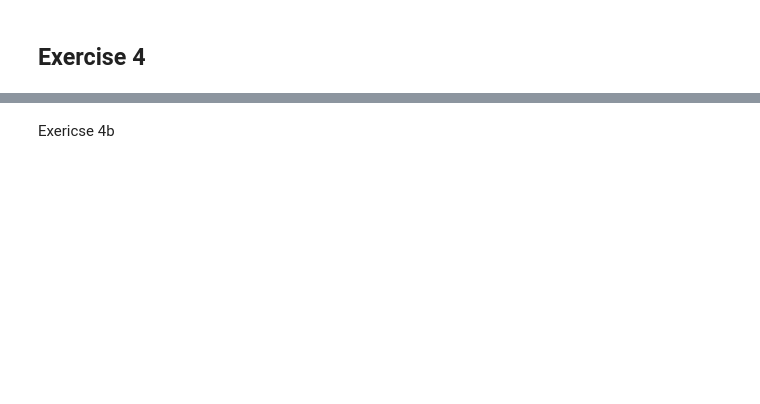
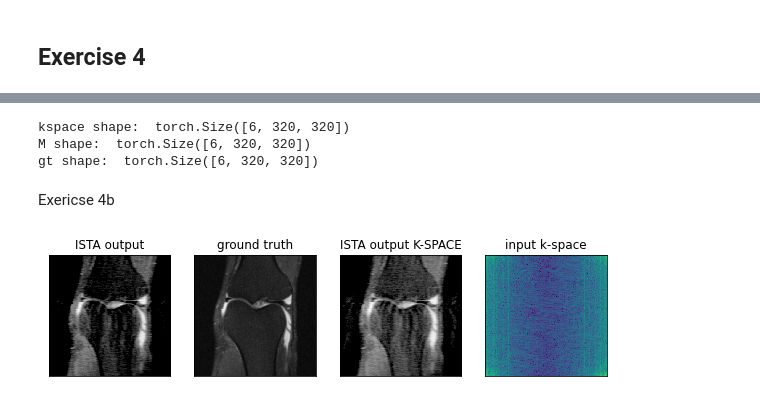
Before and after one commit to langestefan/5LSL0_assignments, a Jupyter notebook: assignment_4/week_2_exc4.ipynb, the cells around one changed output, grey strips where cells are left out. Cells and saved outputs as stored; diff of their text form; code cells hidden in the pictures; blank space fills up the shorter version.

```diff
--- a/assignment_4/week_2_exc4.ipynb
+++ b/assignment_4/week_2_exc4.ipynb
@@ -10,3 +12,18 @@ import numpy as np
+# %%
+data_loc = 'Fast_MRI_Knee/' #change the datalocation to something that works for you
+batch_size = 6
+
+train_loader, test_loader = create_dataloaders(data_loc, batch_size)
+for i,(kspace, M, gt) in enumerate(tqdm(test_loader)):
+    if i == 1:
+        break
+print ("kspace shape: ", kspace.shape)
+print ("M shape: ", M.shape)
+print ("gt shape: ", gt.shape)
+# %% [output]
+kspace shape:  torch.Size([6, 320, 320])
+M shape:  torch.Size([6, 320, 320])
+gt shape:  torch.Size([6, 320, 320])
 # %% [markdown]
 Exericse 4b
 # %%
@@ -57,0 +81,43 @@ def ISTA(mu, shrinkage, K, y, M) :
+# %%
+mu = 0.05
+shrinkage = 0.01
+K = 10
+
+x_t = ISTA(mu, shrinkage, K, kspace, M)
+
+input = get_accelerate_MRI(kspace)
+k_space_x_out = fft2(x_t)
+input_plot_friendly = torch.log(torch.abs(input[0,:,:])+1e-20)
+kspace_plot_friendly = torch.log(torch.abs(kspace[0,:,:])+1e-20)
+k_space_x_out_plot_friendly = torch.log(torch.abs(k_space_x_out[0,:,:])+1e-20)
+# %%
+
+
+plt.figure(figsize = (10,10))
+plt.subplot(1,4,1)
+plt.imshow(x_t[0,:,:],vmin=-1.3,interpolation='nearest',cmap='gray')
+plt.xticks([])
+plt.yticks([])
+plt.title('ISTA output')
+
+plt.subplot(1,4,2)
+plt.imshow(gt[0,:,:],cmap='gray')
+plt.xticks([])
+plt.yticks([])
+plt.title('ground truth')
+
+plt.subplot(1,4,3)
+plt.imshow(input_plot_friendly,vmin=-1.3,interpolation='nearest',cmap='gray')
+plt.xticks([])
+plt.yticks([])
+plt.title('ISTA output K-SPACE')
+
+plt.subplot(1,4,4)
+plt.imshow(k_space_x_out_plot_friendly,vmin=-1.3,interpolation='nearest')
+plt.xticks([])
+plt.yticks([])
+plt.title('input k-space')
+
+plt.show()
+# %% [output]
+[figure, added]
```
Also changed, not shown: parts of 3 cells of this notebook.
